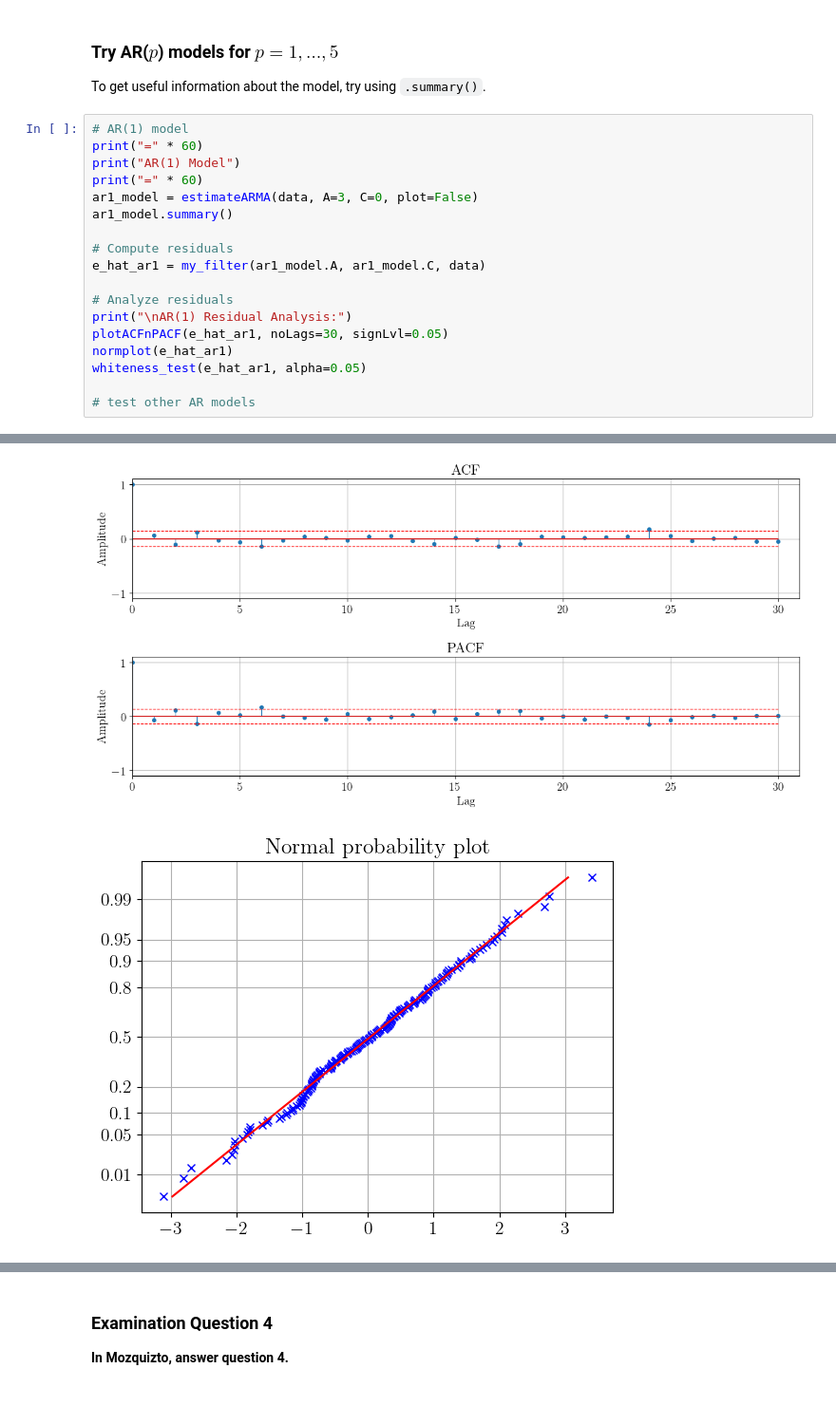
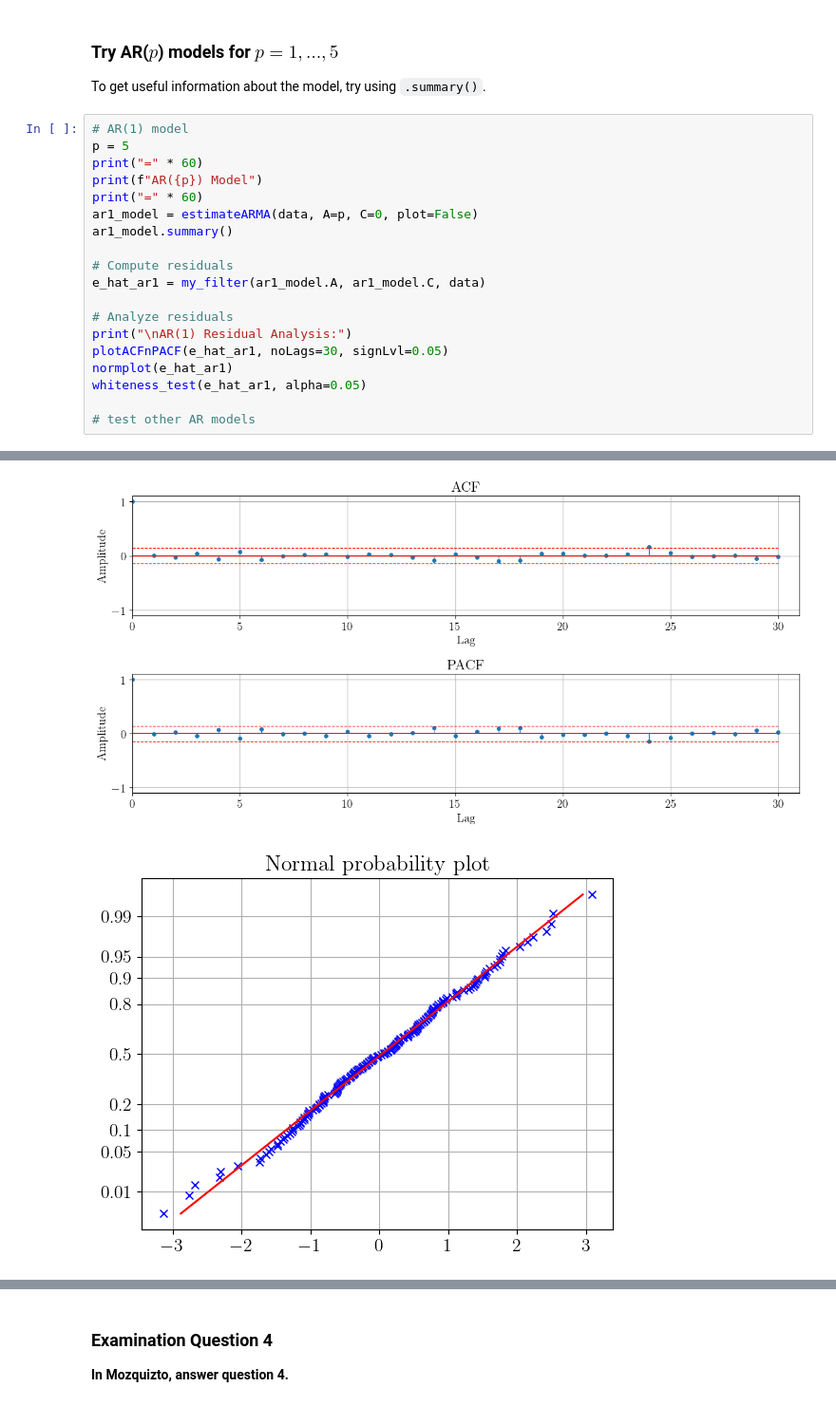
Before and after one commit to asifakhan09/MASM17-Time-series-analysis, a Jupyter notebook: Lab 1/lab1_johan.ipynb, the cells around one changed output, grey strips where cells are left out. Shown at 95% size. Drawn from its saved outputs; the diff is of its cells as text.

```diff
--- a/Lab 1/lab1_johan.ipynb
+++ b/Lab 1/lab1_johan.ipynb
@@ -369,10 +382,11 @@ Number of observations: 200
 To get useful information about the model, try using `.summary()`.
 # %%
 # AR(1) model
+p = 5
 print("=" * 60)
-print("AR(1) Model")
+print(f"AR({p}) Model")
 print("=" * 60)
-ar1_model = estimateARMA(data, A=3, C=0, plot=False)
+ar1_model = estimateARMA(data, A=p, C=0, plot=False)
 ar1_model.summary()
 
 # Compute residuals
@@ -401,6 +415,6 @@ AIC : 605.172   BIC : 615.022
 
 
 AR(1) Residual Analysis:
-[figure, old version]
+[figure, new version]
-[figure, old version]
+[figure, new version]
 Whiteness test with 5.0% significance
```
Also changed, not shown: parts of 14 cells of this notebook.
